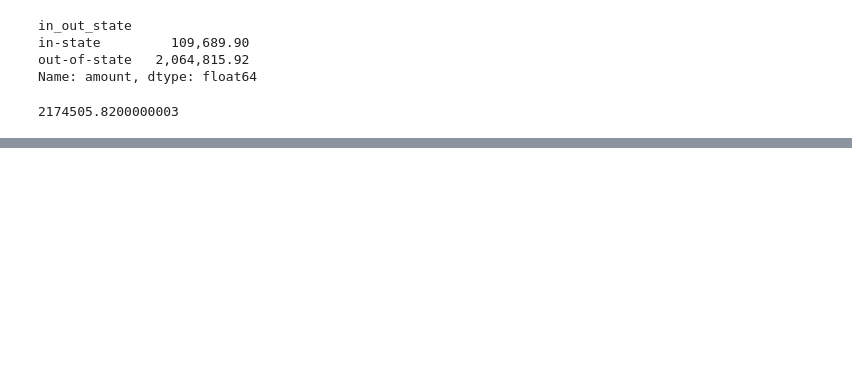
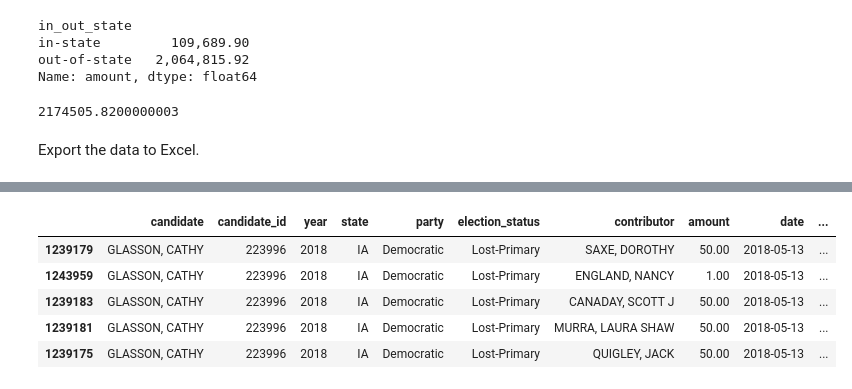
Before and after one commit to PublicI/out-of-state-contribs, a Jupyter notebook: candidates-analysis.ipynb, the cells around one changed output, grey strips where cells are left out. Drawn from its saved outputs; the diff is of its cells as text; code cells hidden in the pictures; blank space fills up the shorter version.

Commit message:
Added latest data

```diff
--- a/candidates-analysis.ipynb
+++ b/candidates-analysis.ipynb
@@ -160,8 +226,19 @@ Name: amount, dtype: float64
 glasson_primary_contributions["amount"].sum()
 # %% [output]
 2174505.8200000003
+# %% [markdown]
+Export the data to Excel.
 # %%
 %%notify
 contributions_by_candidate.to_excel("data/contributions_by_candidate.xlsx", index=False)
 # %% [output]
 [interactive output not drawn]
+# %%
+glasson_primary_contributions.sort_values("date", ascending=False).head()
+# %% [output]
+|  | candidate | candidate_id | year | state | party | election_status | contributor | amount | date | ... |
+| 1239179 | GLASSON, CATHY | 223996 | 2018 | IA | Democratic | Lost-Primary | SAXE, DOROTHY | 50.00 | 2018-05-13 | ... |
+| 1243959 | GLASSON, CATHY | 223996 | 2018 | IA | Democratic | Lost-Primary | ENGLAND, NANCY | 1.00 | 2018-05-13 | ... |
+| 1239183 | GLASSON, CATHY | 223996 | 2018 | IA | Democratic | Lost-Primary | CANADAY, SCOTT J | 50.00 | 2018-05-13 | ... |
+| 1239181 | GLASSON, CATHY | 223996 | 2018 | IA | Democratic | Lost-Primary | MURRA, LAURA SHAW | 50.00 | 2018-05-13 | ... |
+| 1239175 | GLASSON, CATHY | 223996 | 2018 | IA | Democratic | Lost-Primary | QUIGLEY, JACK | 50.00 | 2018-05-13 | ... |
```
Also changed, not shown: parts of 21 cells of this notebook, 3 other files.
